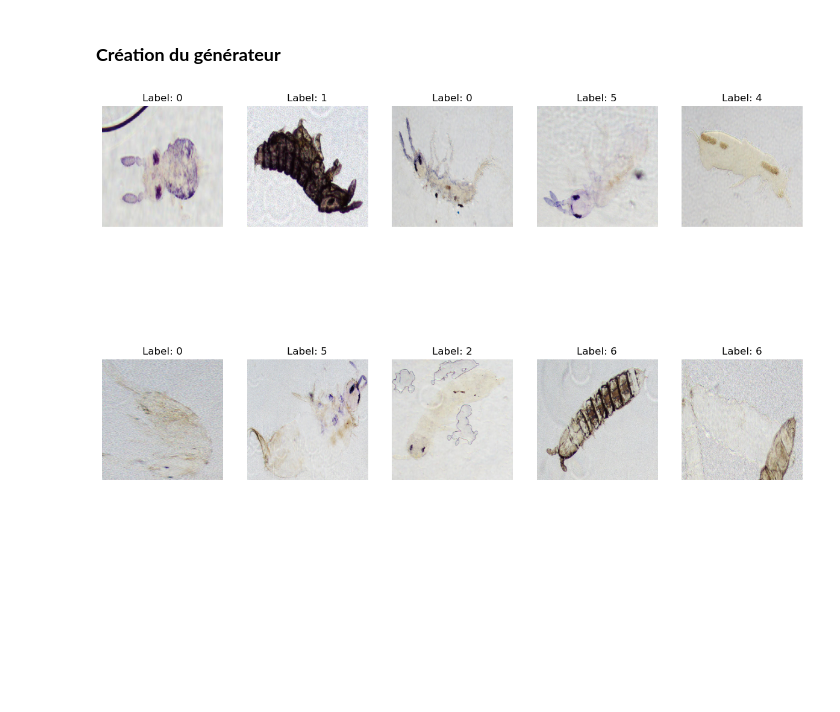
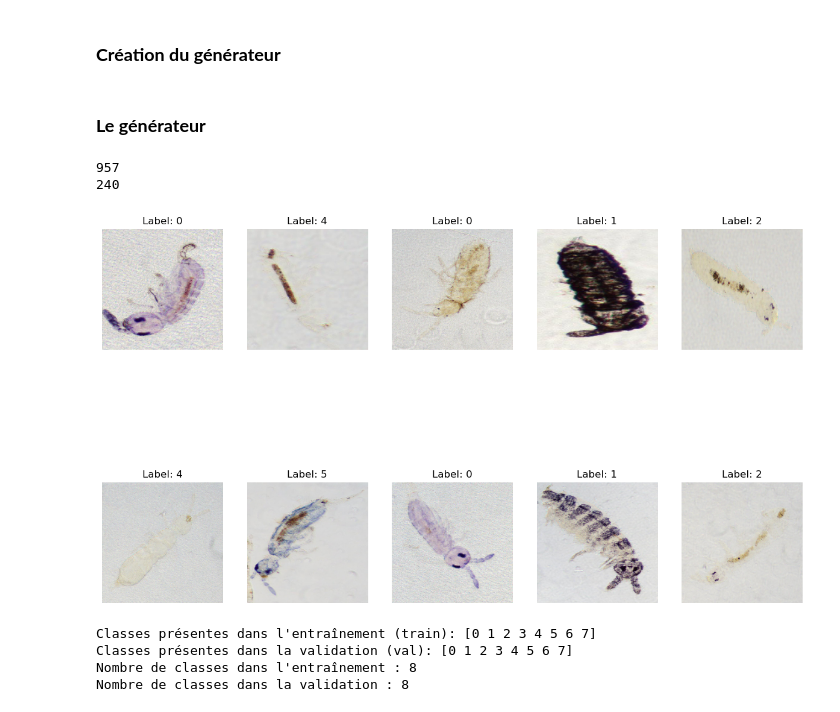
Before and after one commit to JamilaCherkaoui/Insect-Detection, a Jupyter notebook: generateur.ipynb, the cells around one changed output. Saved outputs shown, nothing was run; the diff lists cells and outputs as text; code cells hidden in the pictures; blank space fills up the shorter version.

Commit message:
did some changes in the generator

```diff
--- a/generateur.ipynb
+++ b/generateur.ipynb
@@ -13,63 +21,98 @@ base_sure_directory = '/Users/alyazouzou/Desktop/ChallengeIA/base_sure'
+# %%
+base_sure_directory = '/home/barrage/groupe2/base_sure'
 # %%
 def extract_label_from_filename(filename):
     vote = filename.split('-')[1]
     label = int(vote.split('_')[0])
     return label
+# %% [markdown]
+### **Le générateur**
 # %%
-class ImageLabelGenerator(object):
-    def __init__(self, image_dir, batch_size=32, target_size=(224, 224), shuffle=True):
+class ImageLabelGenerator(Sequence):
+    def __init__(self, image_dir, image_filenames, batch_size=32, target_size=(224, 224), shuffle=True):
         self.image_dir = image_dir
+        self.image_filenames = image_filenames
         self.batch_size = batch_size
         self.target_size = target_size
         self.shuffle = shuffle
-        self.image_filenames = [f for f in os.listdir(image_dir) if f.endswith('.jpg')]
         self.on_epoch_end()
 
     def __len__(self):
-        # Retourne le nombre de lots par époque
-        return int(np.floor(len(self.image_filenames) / self.batch_size))
+        return int(len(self.image_filenames))
+        #return int(np.floor(len(self.image_filenames) / self.batch_size))
 
     def __getitem__(self, index):
-        # Génère un lot de données
         batch_filenames = self.image_filenames[index * self.batch_size:(index + 1) * self.batch_size]
         images = []
         labels = []
 
         for filename in batch_filenames:
-            # Charger l'image
+            label = extract_label_from_filename(filename)
+
             img_path = os.path.join(self.image_dir, filename)
-            image = tf.keras.utils.load_img(img_path, target_size=self.target_size)
-            image = tf.keras.utils.img_to_array(image)
-            #image = tf.keras.utils.img_to_array(image)
+            image = load_img(img_path, target_size=self.target_size)
+            image = img_to_array(image)
             #image = tf.keras.applications.mobilenet_v2.preprocess_input(image)
-
-            # Extraire le label
-            label = extract_label_from_filename(filename)
+            #image = preprocess_input(image)
 
             images.append(image)
             labels.append(label)
 
-        # Convertir en numpy arrays
         return np.array(images), np.array(labels)
 
     def on_epoch_end(self):
         if self.shuffle:
-            # Mélanger les fichiers à la fin de chaque époque
             np.random.shuffle(self.image_filenames)
+# %%
+all_images = [f for f in os.listdir(base_sure_directory) if f.endswith('.jpg')]
+
+train_files, val_files = train_test_split(all_images, test_size=0.2, random_state=42, shuffle=True)
+
+train_generator = ImageLabelGenerator(base_sure_directory, train_files, batch_size=32)
+val_generator = ImageLabelGenerator(base_sure_directory, val_files, batch_size=32, shuffle=False)
+# %%
+print(train_generator.__len__())
+print(val_generator.__len__())
+# %% [output]
+957
+240
 # %%
-# Instancier le générateur pour la base sûre
-train_generator = ImageLabelGenerator(base_sure_directory, batch_size=32, target_size=(224, 224))
-
-# Obtenir le premier lot du générateur
 images, labels = train_generator[0]
 
 # Afficher 10 images du dataset
 plt.figure(figsize=(15, 10))
 for i in range(10):
     plt.subplot(2, 5, i + 1)  # 2 lignes et 5 colonnes pour afficher 10 images
     plt.imshow(images[i].astype('uint8'))
     plt.title(f"Label: {labels[i]}")
     plt.axis('off')  # Désactive l'affichage des axes
 plt.show()
 # %% [output]
-[figure, old version]
+[figure, new version]
+# %%
+train_labels = []
+for batch_images, batch_labels in train_generator:
+    train_labels.extend(batch_labels)
+
+train_labels = np.array(train_labels)
+unique_train_labels = np.unique(train_labels)
+
+# Extraire les labels uniques du générateur de validation
+val_labels = []
+for batch_images, batch_labels in val_generator:
+    val_labels.extend(batch_labels)
+
+
+val_labels = np.array(val_labels)
+unique_val_labels = np.unique(val_labels)
+
+print("Classes présentes dans l'entraînement (train):", unique_train_labels)
+print("Classes présentes dans la validation (val):", unique_val_labels)
+
+print(f"Nombre de classes dans l'entraînement : {len(unique_train_labels)}")
+print(f"Nombre de classes dans la validation : {len(unique_val_labels)}")
+# %% [output]
+Classes présentes dans l'entraînement (train): [0 1 2 3 4 5 6 7]
+Classes présentes dans la validation (val): [0 1 2 3 4 5 6 7]
+Nombre de classes dans l'entraînement : 8
+Nombre de classes dans la validation : 8
```
Also changed, not shown: parts of 2 cells of this notebook.
